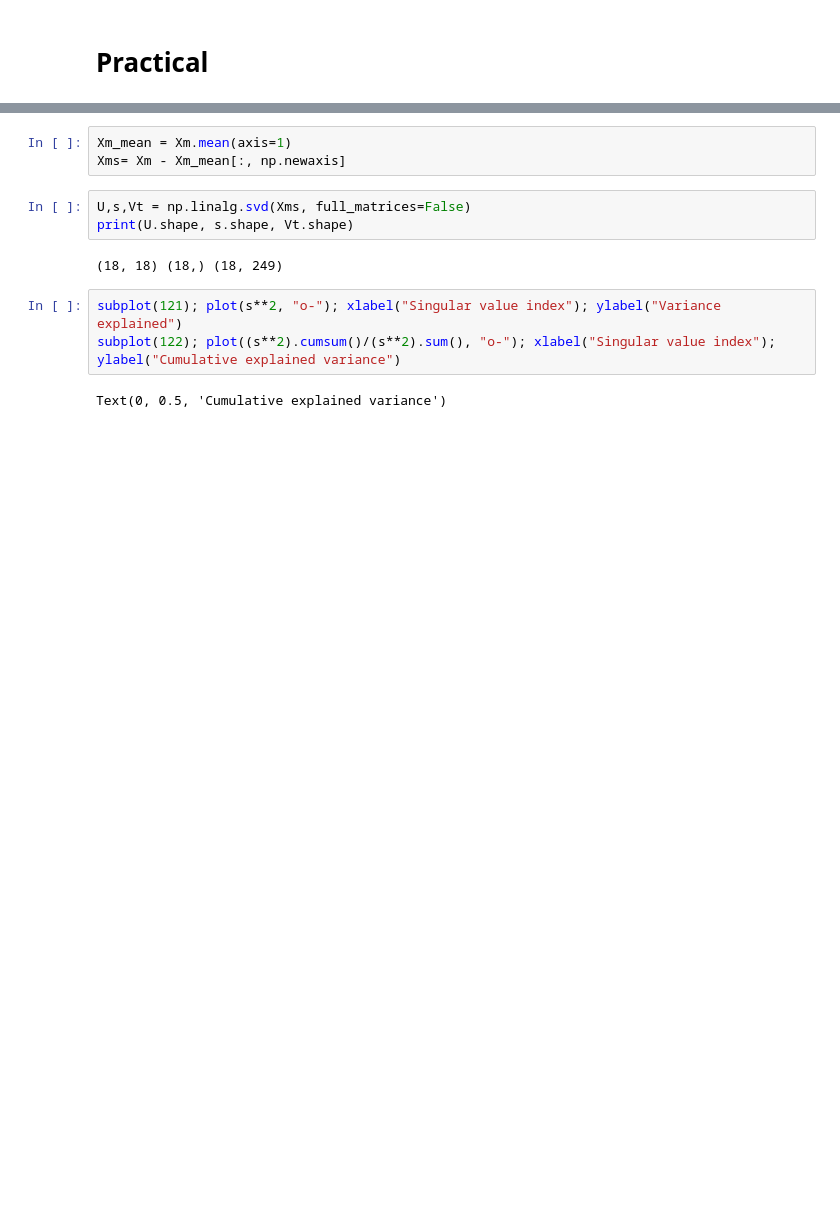
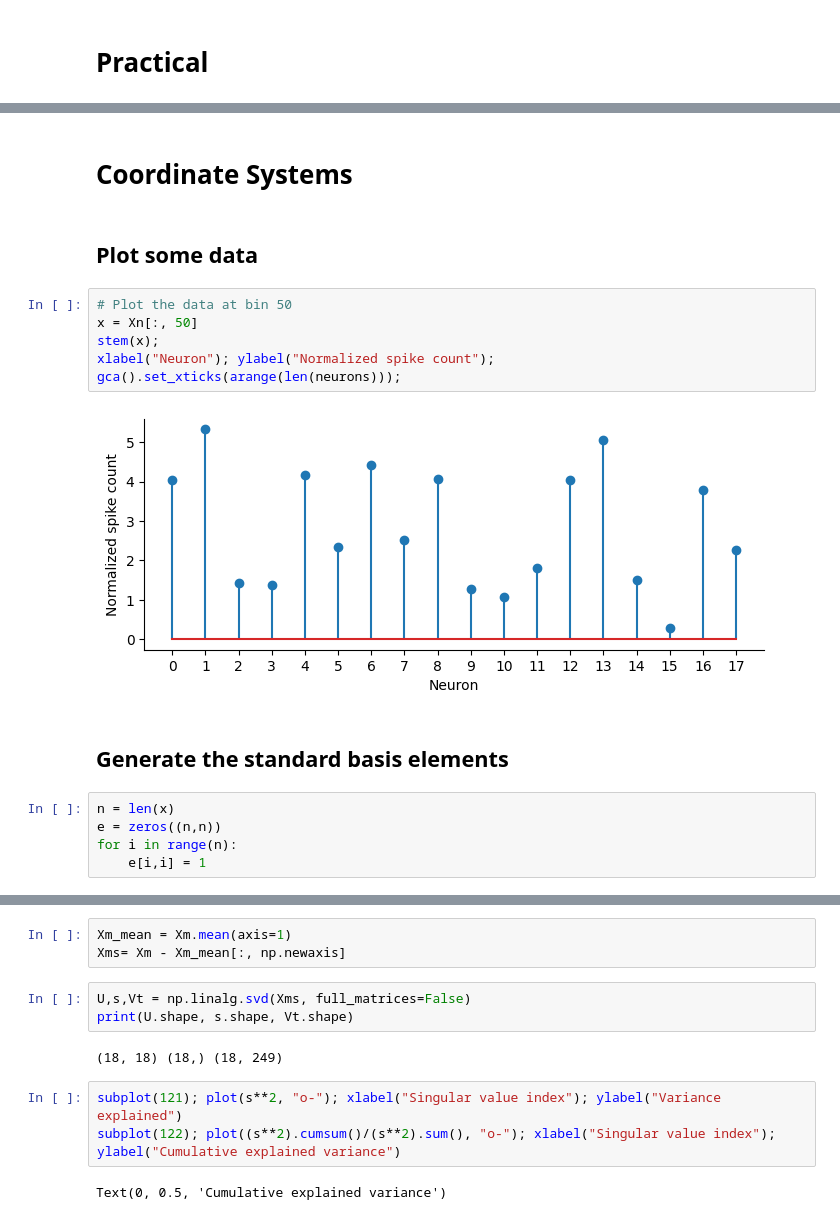
Before and after one commit to stootoon/swc-statneuro2025-dimensionality-reduction, a Jupyter notebook: practical.ipynb, the cells around one changed output, grey strips where cells are left out. Saved outputs shown, nothing was run; the diff lists cells and outputs as text; blank space fills up the shorter version.

```diff
--- a/practical.ipynb
+++ b/practical.ipynb
@@ -106,0 +113,19 @@ Text(0.5, 0, 'Time bin')
+# %% [markdown]
+# Coordinate Systems
+# %% [markdown]
+## Plot some data
+# %%
+# Plot the data at bin 50
+x = Xn[:, 50]
+stem(x);
+xlabel("Neuron"); ylabel("Normalized spike count");
+gca().set_xticks(arange(len(neurons)));
+# %% [output]
+[figure, added]
+# %% [markdown]
+## Generate the standard basis elements
+# %%
+n = len(x)
+e = zeros((n,n))
+for i in range(n):
+    e[i,i] = 1
```
Also changed, not shown: parts of 87 cells of this notebook.
